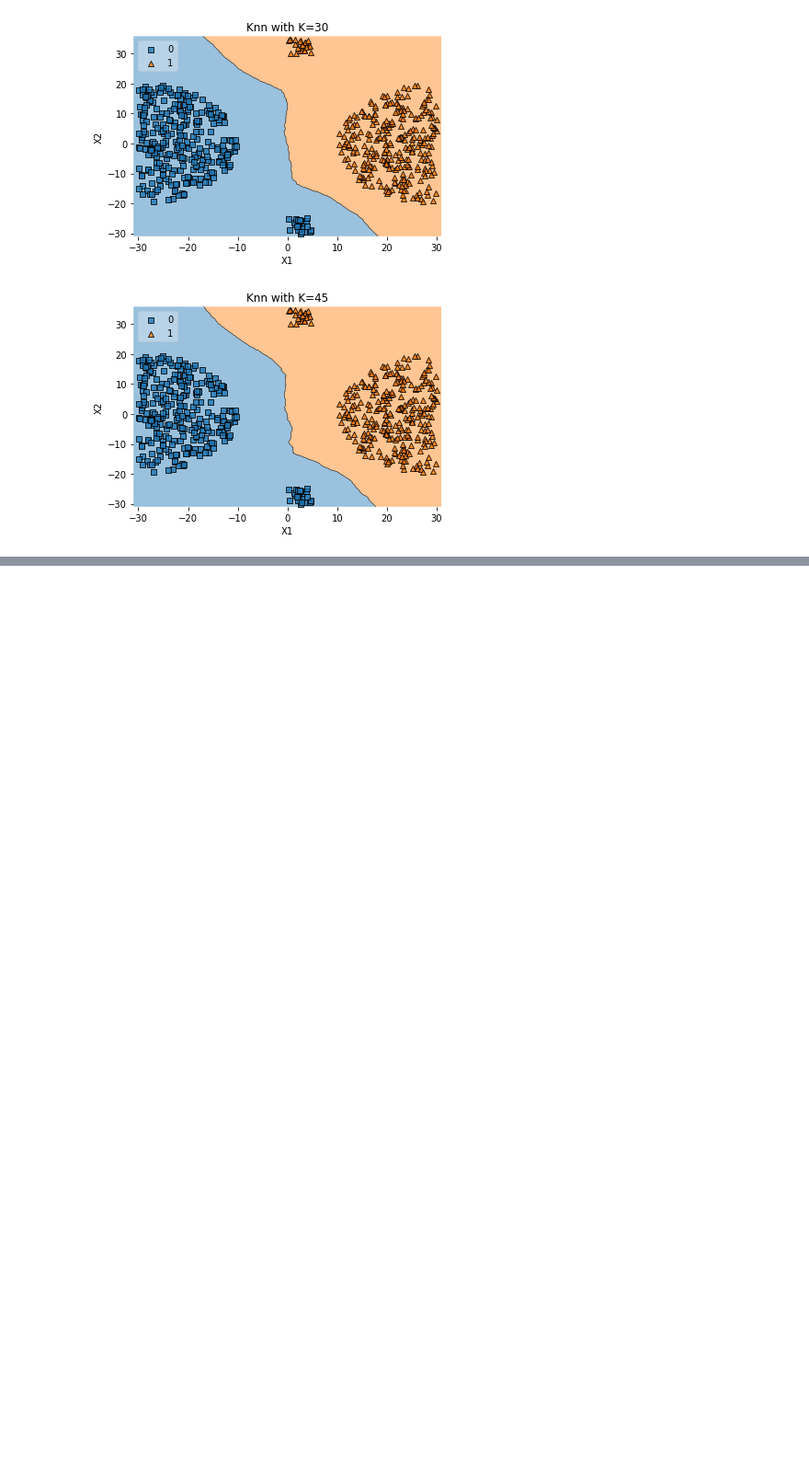
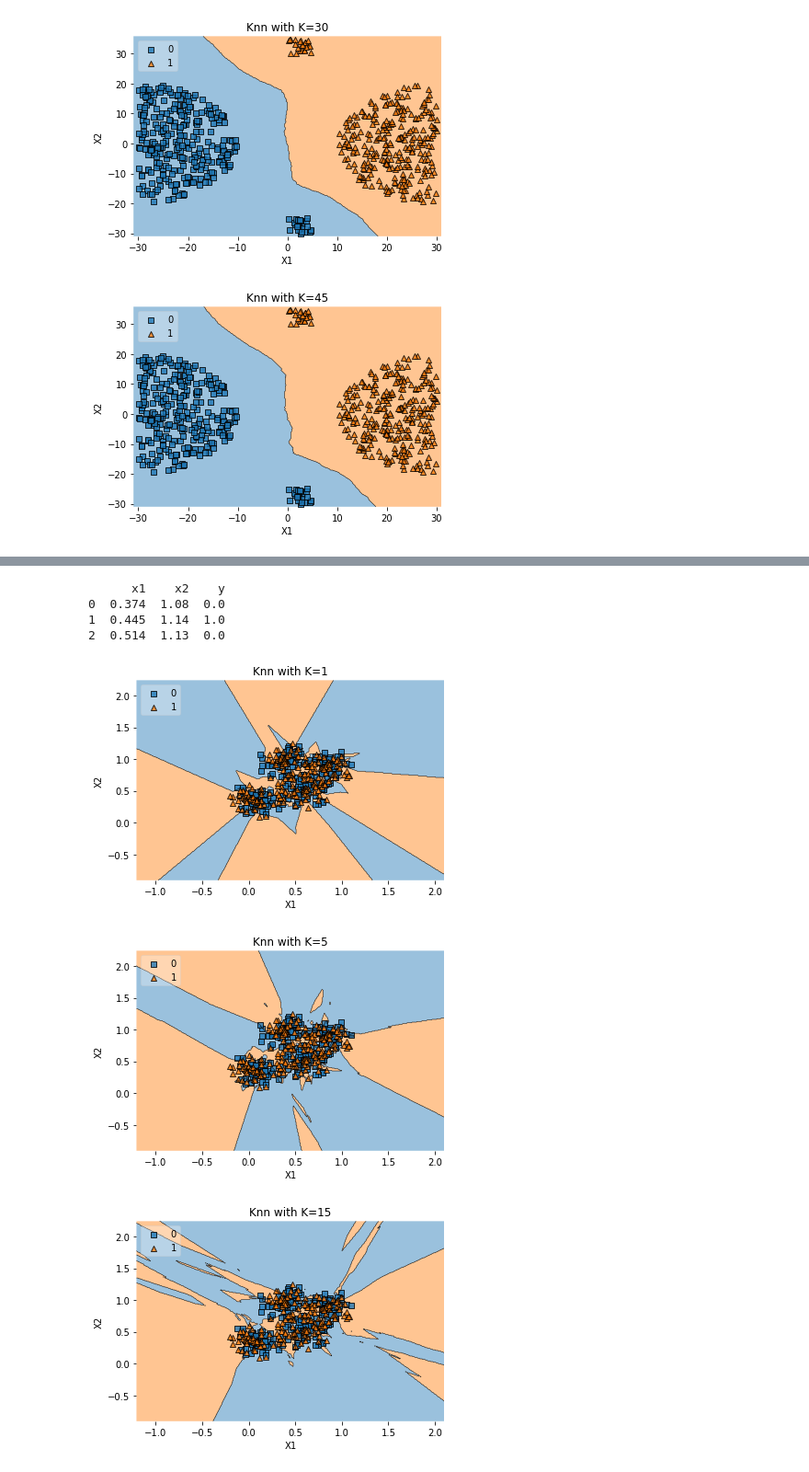
Before and after one commit to brijrajgohil/DataScienceProjects, a Jupyter notebook: AI/KNN/KNN_KFold.ipynb, the cells around one changed output, grey strips where cells are left out. Shown at 92% size. Saved outputs shown, nothing was run; the diff lists cells and outputs as text; code cells hidden in the pictures; blank space fills up the shorter version.

```diff
--- a/AI/KNN/KNN.ipynb
+++ b/AI/KNN/KNN_KFold.ipynb
@@ -122,0 +139,13 @@ for i in [1, 5, 15, 30, 45]:
+# %%
+data = pd.read_csv("demo_data/9.random.csv", names=["x1", "x2", "y"])
+print(data.head(3))
+for i in [1, 5, 15, 30, 45]:
+    knn_comparision(data, i)
+# %% [output]
+      x1    x2    y
+0  0.374  1.08  0.0
+1  0.445  1.14  1.0
+2  0.514  1.13  0.0
+[figure, added]
+[figure, added]
+[figure, added]
```
Also changed, not shown: parts of 4 cells of this notebook.
